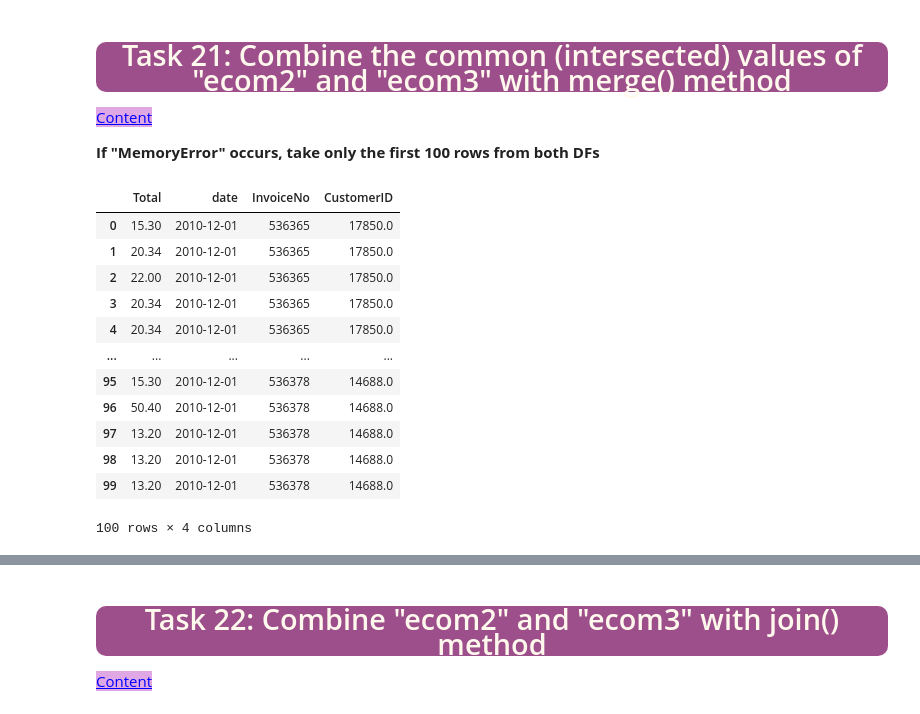
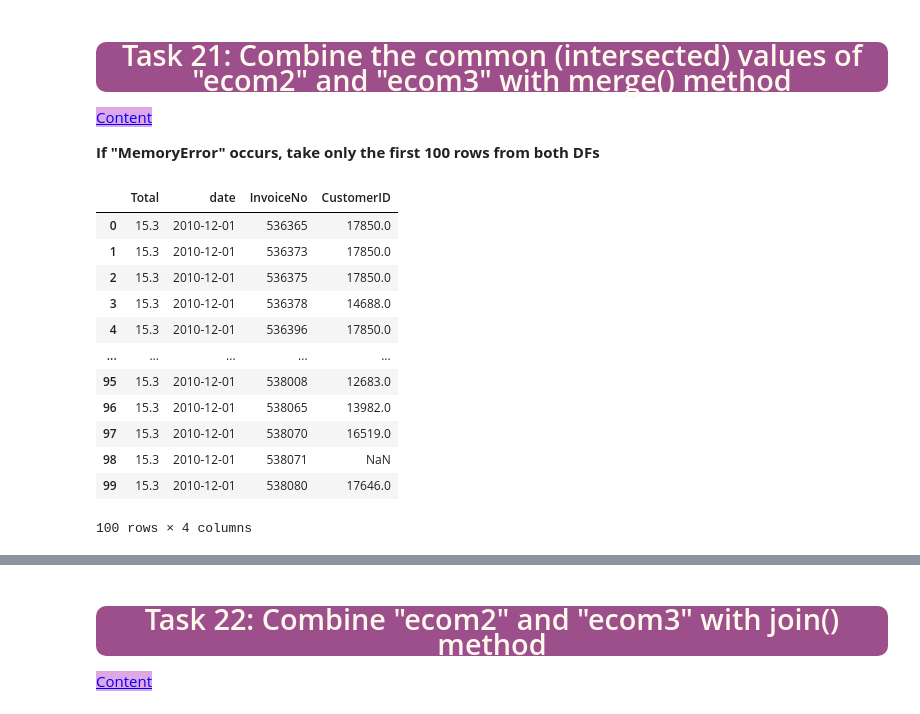
Before and after one commit to fermiyon/clarusway, a Jupyter notebook: Assignment_02_Student.ipynb, the cells around one changed output, grey strips where cells are left out. Cells and saved outputs as stored; diff of their text form; code cells hidden in the pictures.

```diff
--- a/Assignment_02_Student.ipynb
+++ b/Assignment_02_Student.ipynb
@@ -1063,23 +1063,21 @@ style="color:blue; background-color:#dfa8e4" data-toggle="popover">Content</a>
 # %%
 # YOUR CODE IS HERE
 # TODO
-#df3 = (pd.merge(ecom2.head(100).reset_index(),ecom3.head(100).reset_index()).drop('index', axis = 1))
-# ecom3[ecom3['InvoiceNo'] == 'C536379']
-(pd.merge(ecom2.reset_index(),ecom3.reset_index()).drop('index', axis = 1)).head(100)
-# ecom2.head(100).merge(ecom3.head(100), how='inner', on ='Total')
+# (pd.merge(ecom2.reset_index(),ecom3.reset_index()).drop('index', axis = 1)).head(100)
+pd.merge(ecom2.drop_duplicates(), ecom3.drop_duplicates()).head(100)
 # %% [output]
 |  | Total | date | InvoiceNo | CustomerID |
-| 0 | 15.30 | 2010-12-01 | 536365 | 17850.0 |
-| 1 | 20.34 | 2010-12-01 | 536365 | 17850.0 |
-| 2 | 22.00 | 2010-12-01 | 536365 | 17850.0 |
-| 3 | 20.34 | 2010-12-01 | 536365 | 17850.0 |
-| 4 | 20.34 | 2010-12-01 | 536365 | 17850.0 |
+| 0 | 15.3 | 2010-12-01 | 536365 | 17850.0 |
+| 1 | 15.3 | 2010-12-01 | 536373 | 17850.0 |
+| 2 | 15.3 | 2010-12-01 | 536375 | 17850.0 |
+| 3 | 15.3 | 2010-12-01 | 536378 | 14688.0 |
+| 4 | 15.3 | 2010-12-01 | 536396 | 17850.0 |
 | ... | ... | ... | ... | ... |
-| 95 | 15.30 | 2010-12-01 | 536378 | 14688.0 |
-| 96 | 50.40 | 2010-12-01 | 536378 | 14688.0 |
-| 97 | 13.20 | 2010-12-01 | 536378 | 14688.0 |
-| 98 | 13.20 | 2010-12-01 | 536378 | 14688.0 |
-| 99 | 13.20 | 2010-12-01 | 536378 | 14688.0 |
+| 95 | 15.3 | 2010-12-01 | 538008 | 12683.0 |
+| 96 | 15.3 | 2010-12-01 | 538065 | 13982.0 |
+| 97 | 15.3 | 2010-12-01 | 538070 | 16519.0 |
+| 98 | 15.3 | 2010-12-01 | 538071 | NaN |
+| 99 | 15.3 | 2010-12-01 | 538080 | 17646.0 |
 100 rows × 4 columns
 # %% [markdown]
 Desired Output:
```
Also changed, not shown: parts of 1 cell of this notebook.
